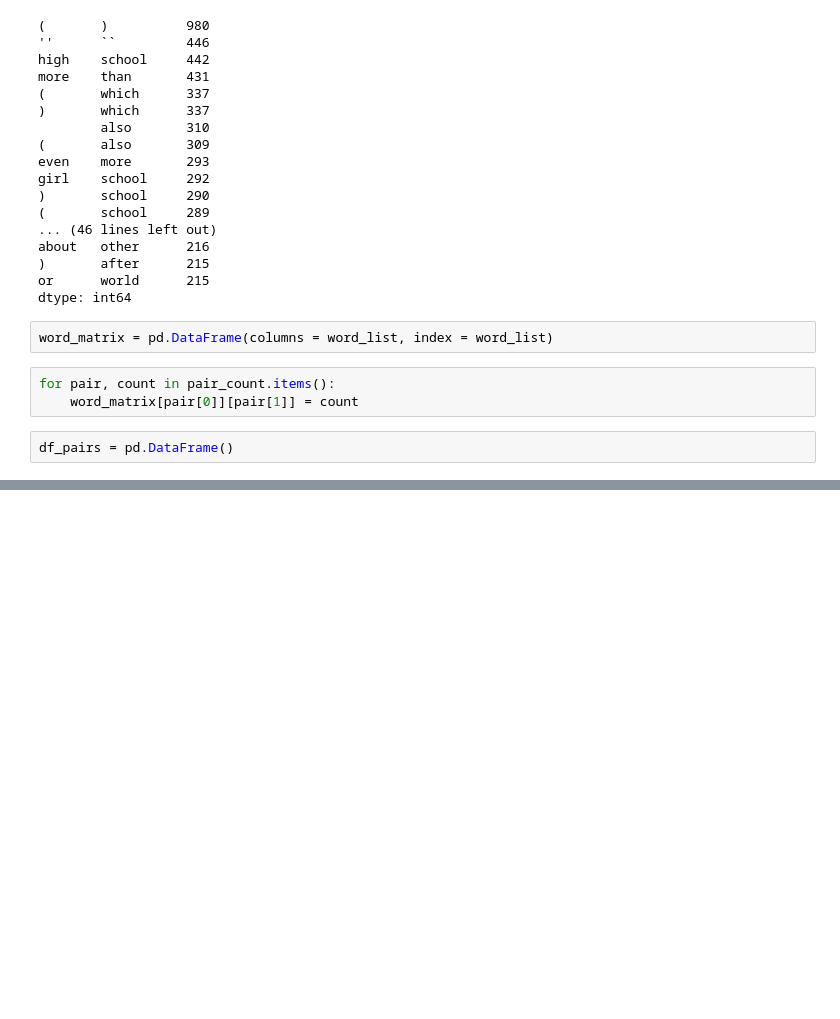
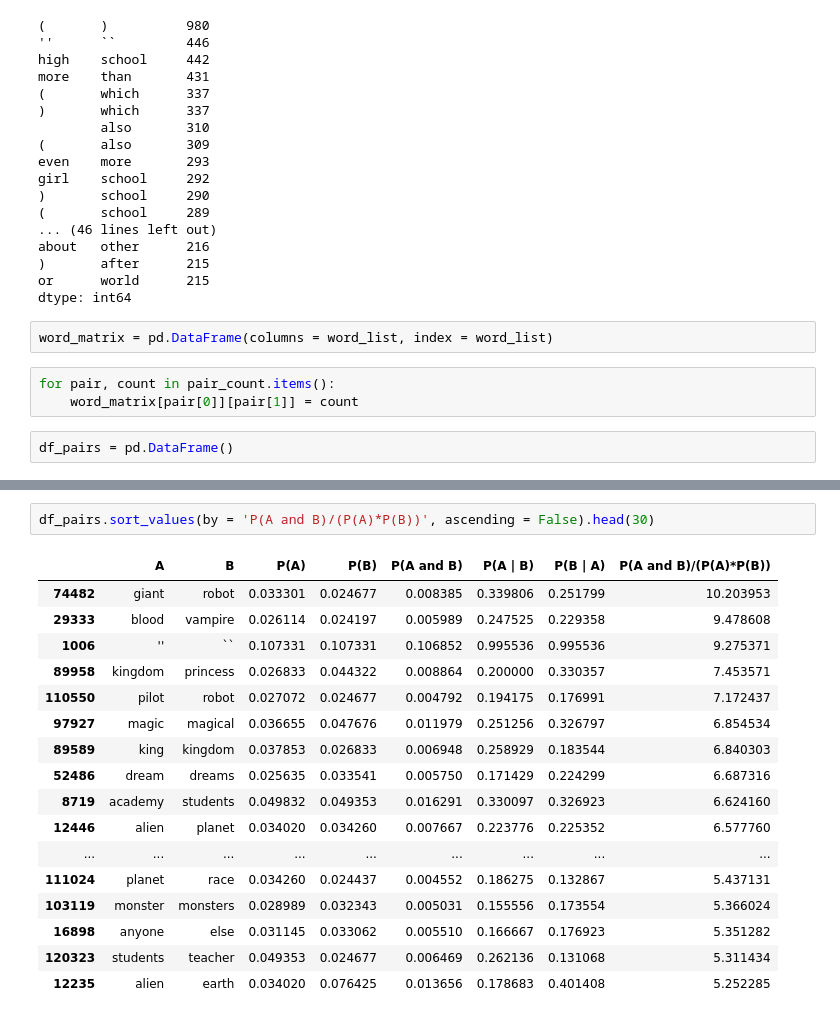
Before and after one commit to SmilingAtheist/D3-coincidence-graph, a Jupyter notebook: Data processing.ipynb, the cells around one changed output, grey strips where cells are left out. Saved outputs shown, nothing was run; the diff lists cells and outputs as text; blank space fills up the shorter version.

```diff
--- a/Data processing.ipynb
+++ b/Data processing.ipynb
@@ -267,0 +293,20 @@ array([281, 448, 157, ..., 530, 161, 161], dtype=int64)
+# %%
+df_pairs.sort_values(by = 'P(A and B)/(P(A)*P(B))', ascending = False).head(30)
+# %% [output]
+|  | A | B | P(A) | P(B) | P(A and B) | P(A | B) | P(B | A) | P(A and B)/(P(A)*P(B)) |
+| 74482 | giant | robot | 0.033301 | 0.024677 | 0.008385 | 0.339806 | 0.251799 | 10.203953 |
+| 29333 | blood | vampire | 0.026114 | 0.024197 | 0.005989 | 0.247525 | 0.229358 | 9.478608 |
+| 1006 | '' | `` | 0.107331 | 0.107331 | 0.106852 | 0.995536 | 0.995536 | 9.275371 |
+| 89958 | kingdom | princess | 0.026833 | 0.044322 | 0.008864 | 0.200000 | 0.330357 | 7.453571 |
+| 110550 | pilot | robot | 0.027072 | 0.024677 | 0.004792 | 0.194175 | 0.176991 | 7.172437 |
+| 97927 | magic | magical | 0.036655 | 0.047676 | 0.011979 | 0.251256 | 0.326797 | 6.854534 |
+| 89589 | king | kingdom | 0.037853 | 0.026833 | 0.006948 | 0.258929 | 0.183544 | 6.840303 |
+| 52486 | dream | dreams | 0.025635 | 0.033541 | 0.005750 | 0.171429 | 0.224299 | 6.687316 |
+| 8719 | academy | students | 0.049832 | 0.049353 | 0.016291 | 0.330097 | 0.326923 | 6.624160 |
+| 12446 | alien | planet | 0.034020 | 0.034260 | 0.007667 | 0.223776 | 0.225352 | 6.577760 |
+| ... | ... | ... | ... | ... | ... | ... | ... | ... |
+| 111024 | planet | race | 0.034260 | 0.024437 | 0.004552 | 0.186275 | 0.132867 | 5.437131 |
+| 103119 | monster | monsters | 0.028989 | 0.032343 | 0.005031 | 0.155556 | 0.173554 | 5.366024 |
+| 16898 | anyone | else | 0.031145 | 0.033062 | 0.005510 | 0.166667 | 0.176923 | 5.351282 |
+| 120323 | students | teacher | 0.049353 | 0.024677 | 0.006469 | 0.262136 | 0.131068 | 5.311434 |
+| 12235 | alien | earth | 0.034020 | 0.076425 | 0.013656 | 0.178683 | 0.401408 | 5.252285 |
```
Also changed, not shown: parts of 3 cells of this notebook.
